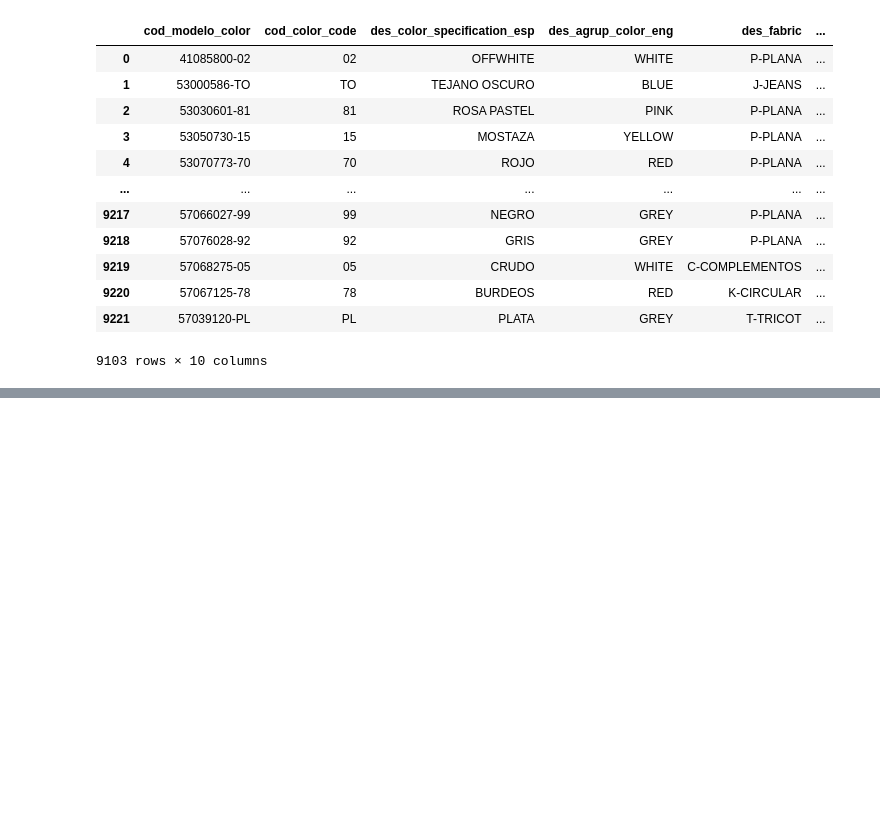
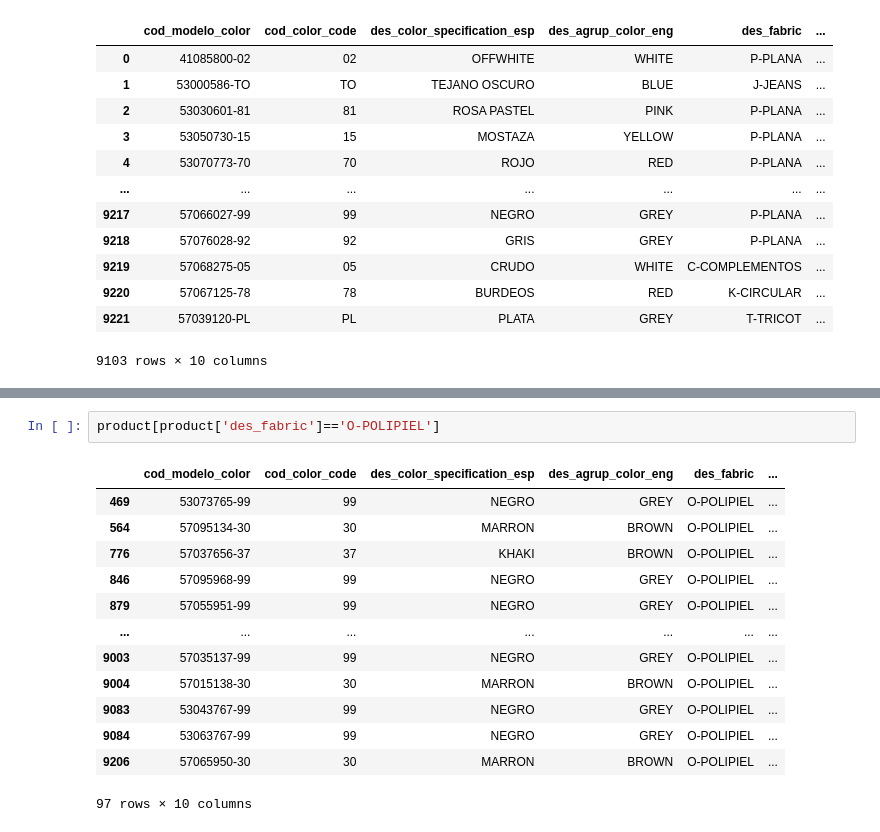
Before and after one commit to ivan-serrano-hernandez/hackathon-Mango_Challenge, a Jupyter notebook: Main functions.ipynb, the cells around one changed output, grey strips where cells are left out. Cells and saved outputs as stored; diff of their text form; blank space fills up the shorter version.

```diff
--- a/Main functions.ipynb
+++ b/Main functions.ipynb
@@ -106,0 +89,16 @@ product
+# %%
+product[product['des_fabric']=='O-POLIPIEL']
+# %% [output]
+|  | cod_modelo_color | cod_color_code | des_color_specification_esp | des_agrup_color_eng | des_fabric | ... |
+| 469 | 53073765-99 | 99 | NEGRO | GREY | O-POLIPIEL | ... |
+| 564 | 57095134-30 | 30 | MARRON | BROWN | O-POLIPIEL | ... |
+| 776 | 57037656-37 | 37 | KHAKI | BROWN | O-POLIPIEL | ... |
+| 846 | 57095968-99 | 99 | NEGRO | GREY | O-POLIPIEL | ... |
+| 879 | 57055951-99 | 99 | NEGRO | GREY | O-POLIPIEL | ... |
+| ... | ... | ... | ... | ... | ... | ... |
+| 9003 | 57035137-99 | 99 | NEGRO | GREY | O-POLIPIEL | ... |
+| 9004 | 57015138-30 | 30 | MARRON | BROWN | O-POLIPIEL | ... |
+| 9083 | 53043767-99 | 99 | NEGRO | GREY | O-POLIPIEL | ... |
+| 9084 | 53063767-99 | 99 | NEGRO | GREY | O-POLIPIEL | ... |
+| 9206 | 57065950-30 | 30 | MARRON | BROWN | O-POLIPIEL | ... |
+97 rows × 10 columns
```
Also changed, not shown: parts of 7 cells of this notebook.
